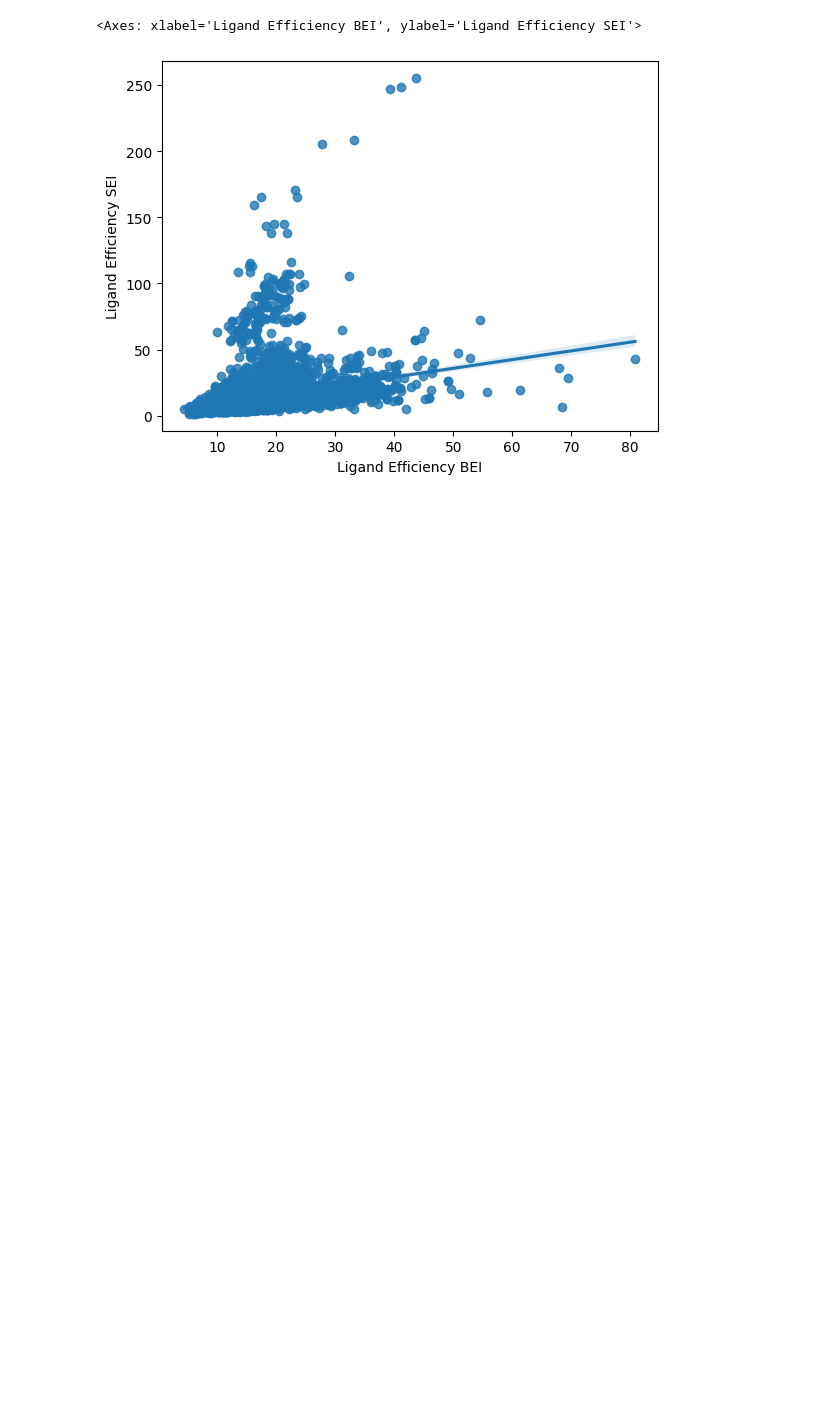
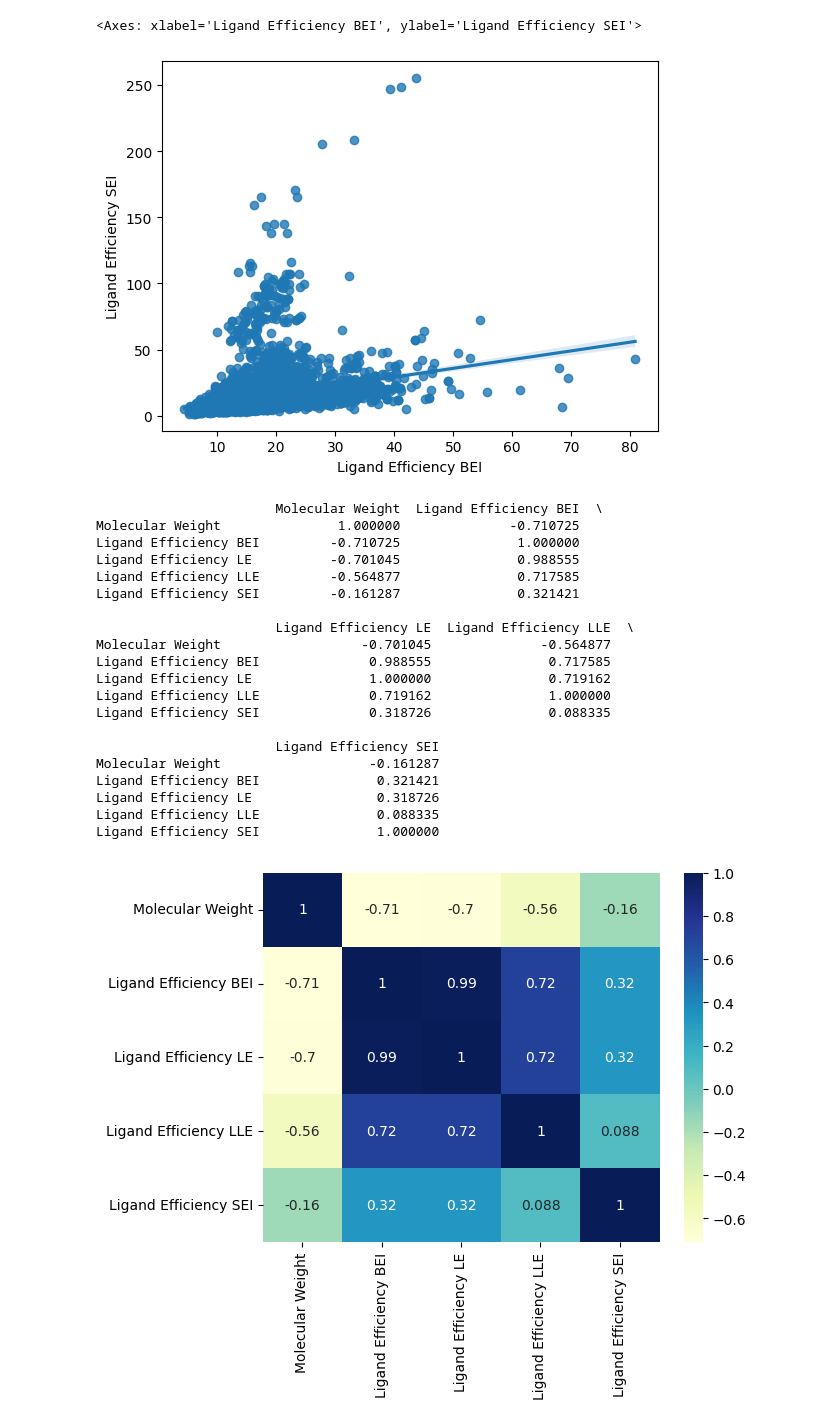
Before and after one commit to briskicedteaa/Scientific-Visualization-for-Computational-Biology, a Jupyter notebook: Relationships_Between_Variables.ipynb, the cells around one changed output. Drawn from its saved outputs; the diff is of its cells as text; code cells hidden in the pictures; blank space fills up the shorter version.

Commit message:
Created a correlation heatmap

```diff
--- a/Relationships_Between_Variables.ipynb
+++ b/Relationships_Between_Variables.ipynb
@@ -39,3 +39,35 @@ sns.regplot(data=df, x="Ligand Efficiency BEI", y="Ligand Efficiency SEI")
 # %% [output]
 <Axes: xlabel='Ligand Efficiency BEI', ylabel='Ligand Efficiency SEI'>
 [figure]
+# %%
+data = df
+
+co_mtx = data.corr(numeric_only=True)
+
+print(co_mtx)
+
+sns.heatmap(co_mtx, cmap="YlGnBu", annot=True)
+
+plt.show()
+# %% [output]
+                       Molecular Weight  Ligand Efficiency BEI  \
+Molecular Weight               1.000000              -0.710725
+Ligand Efficiency BEI         -0.710725               1.000000
+Ligand Efficiency LE          -0.701045               0.988555
+Ligand Efficiency LLE         -0.564877               0.717585
+Ligand Efficiency SEI         -0.161287               0.321421
+
+                       Ligand Efficiency LE  Ligand Efficiency LLE  \
+Molecular Weight                  -0.701045              -0.564877
+Ligand Efficiency BEI              0.988555               0.717585
+Ligand Efficiency LE               1.000000               0.719162
+Ligand Efficiency LLE              0.719162               1.000000
+Ligand Efficiency SEI              0.318726               0.088335
+
+                       Ligand Efficiency SEI
+Molecular Weight                   -0.161287
+Ligand Efficiency BEI               0.321421
+Ligand Efficiency LE                0.318726
+Ligand Efficiency LLE               0.088335
+Ligand Efficiency SEI               1.000000
+[figure, added]
```
